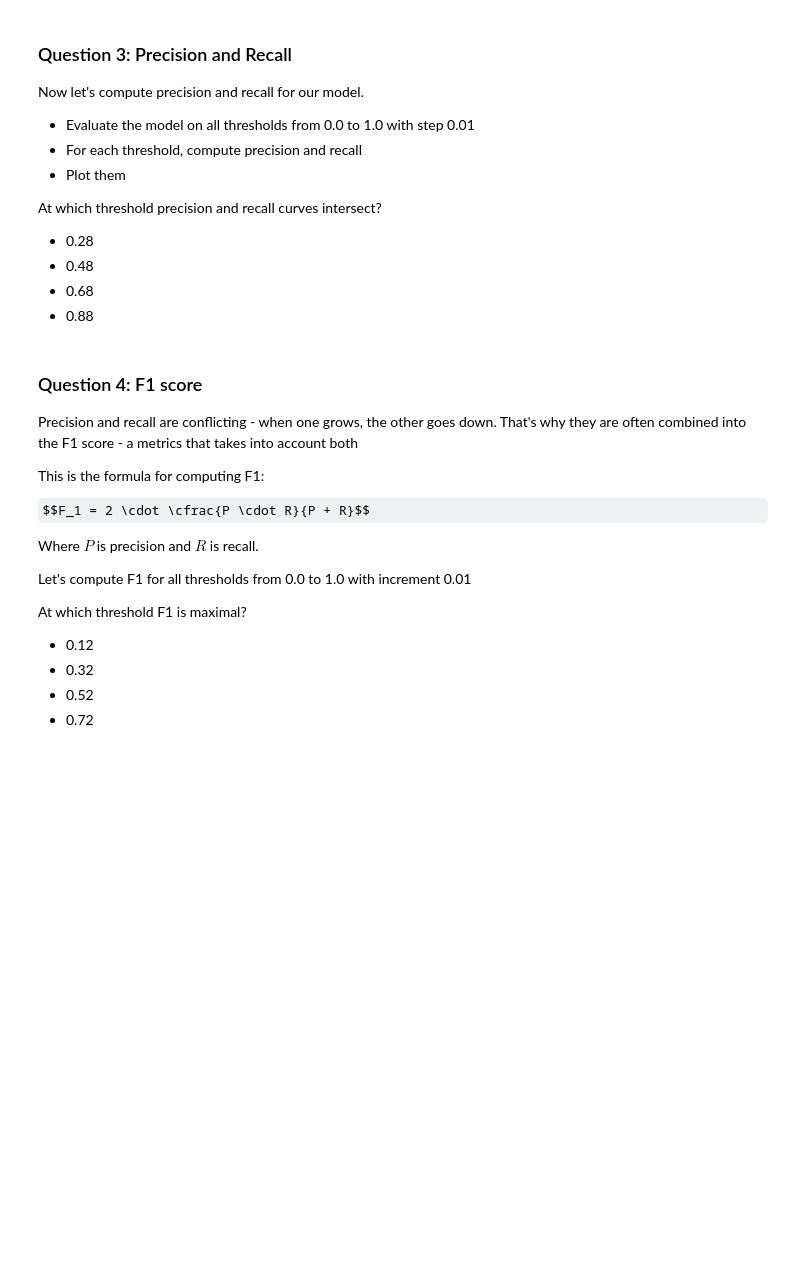
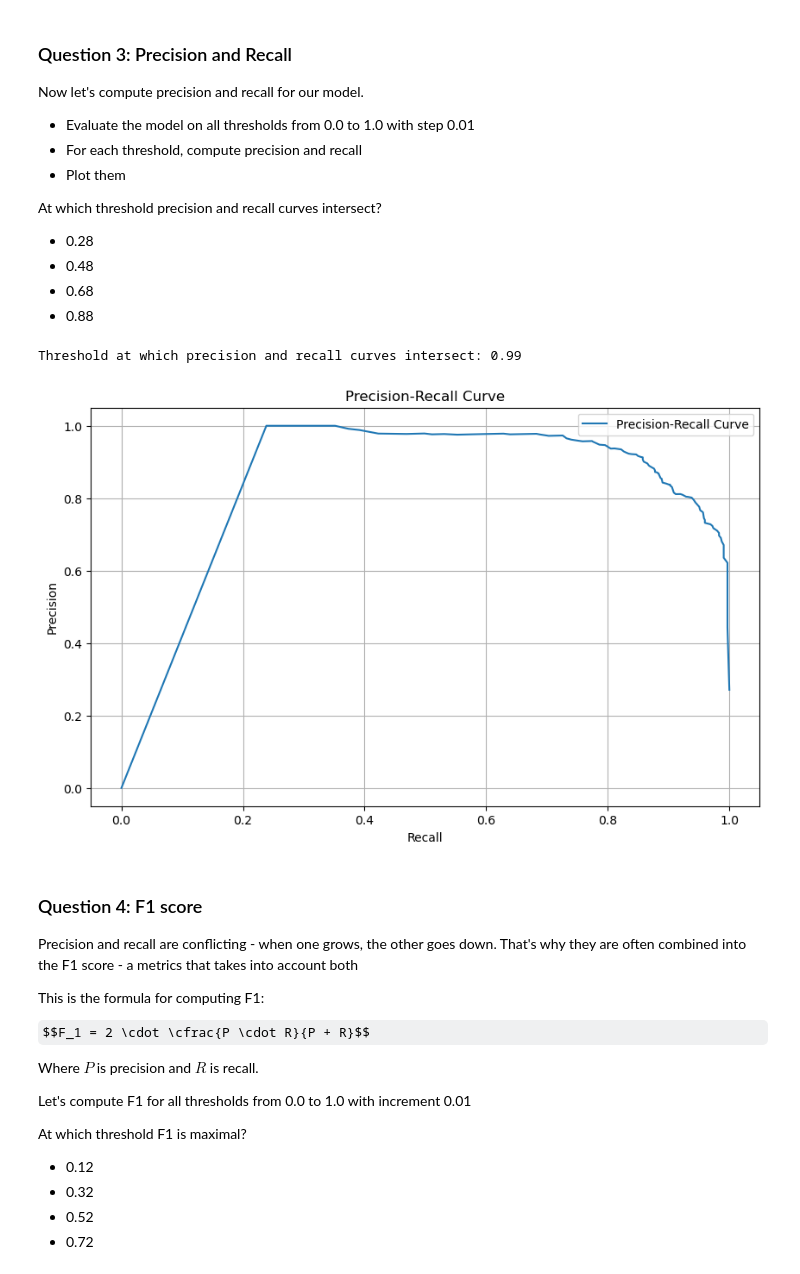
Before and after one commit to swan-aung/machine-learning-zoomcamp, a Jupyter notebook: 04-evaluation/week4_hw.ipynb, the cells around one changed output. Drawn from its saved outputs; the diff is of its cells as text; code cells hidden in the pictures; some formulas as TeX source; blank space fills up the shorter version.

```diff
--- a/04-evaluation/week4_hw.ipynb
+++ b/04-evaluation/week4_hw.ipynb
@@ -223,6 +223,46 @@ At which threshold precision and recall curves intersect?
 * 0.48
 * 0.68
 * 0.88
+# %%
+import numpy as np
+import matplotlib.pyplot as plt
+from sklearn.metrics import precision_score, recall_score
+
+# Generate thresholds from 0.0 to 1.0 with step 0.01
+thresholds = np.arange(0.0, 1.01, 0.01)
+
+# Initialize lists to store precision and recall values
+precision_values = []
+recall_values = []
+
+# Calculate precision and recall for each threshold
+for threshold in thresholds:
+    y_val_pred = (y_val_pred_proba > threshold).astype(int)
+    precision = precision_score(y_val, y_val_pred)
+    recall = recall_score(y_val, y_val_pred)
+    precision_values.append(precision)
+    recall_values.append(recall)
+
+# Plot precision-recall curve
+plt.figure(figsize=(10, 6))
+plt.plot(recall_values, precision_values, label='Precision-Recall Curve')
+plt.xlabel('Recall')
+plt.ylabel('Precision')
+plt.title('Precision-Recall Curve')
+plt.legend()
+plt.grid(True)
+
+# Find the threshold at which the curves intersect
+intersecting_threshold = thresholds[np.argmax(np.abs(np.array(precision_values) - np.array(recall_values)))]
+
+# Print the threshold at which precision and recall curves intersect
+print(f"Threshold at which precision and recall curves intersect: {intersecting_threshold:.2f}")
+
+# Display the plot
+plt.show()
+# %% [output]
+Threshold at which precision and recall curves intersect: 0.99
+[figure, added]
 # %% [markdown]
 ### Question 4: F1 score
 
```
Also changed, not shown: parts of 16 cells of this notebook.
